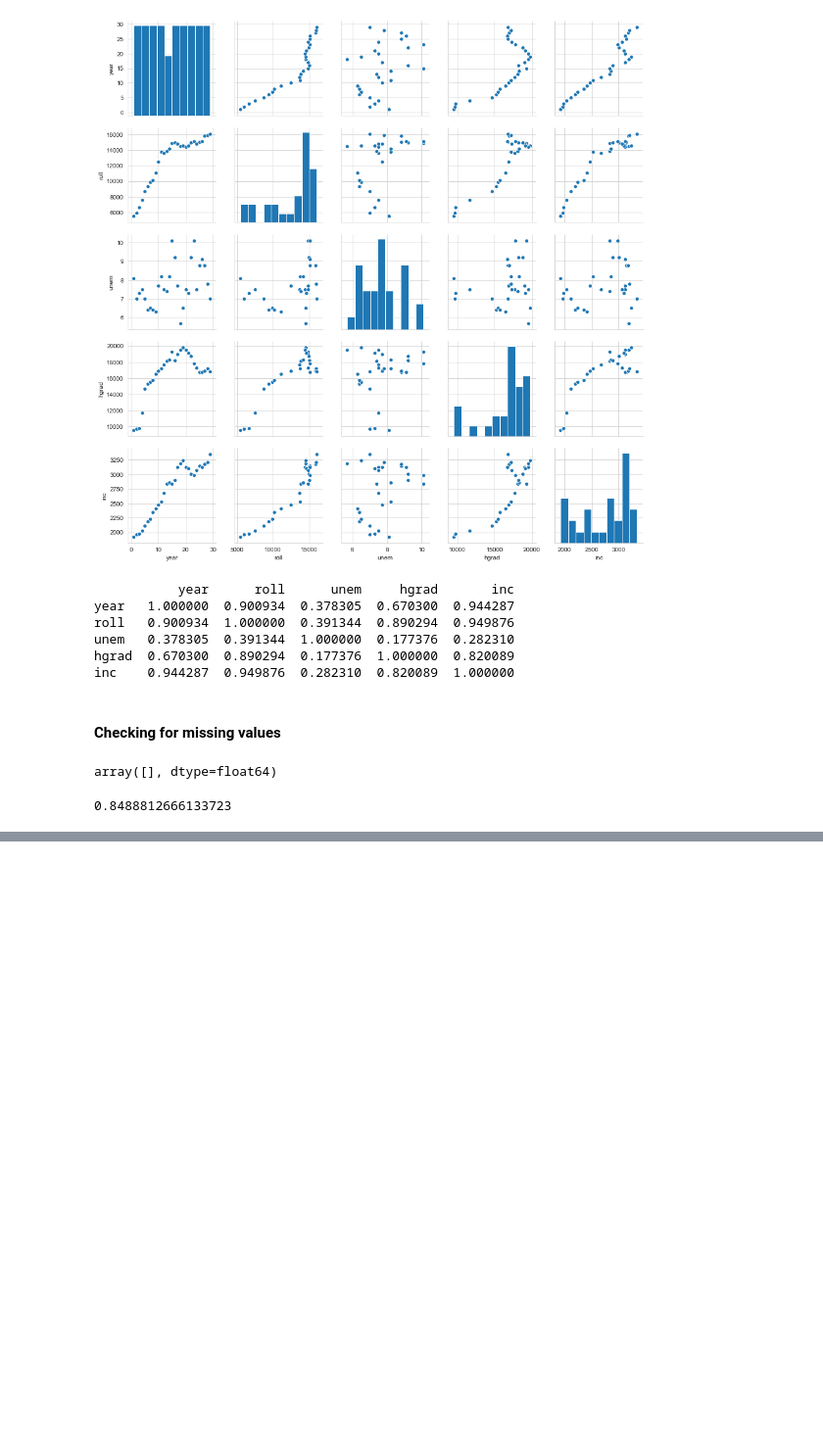
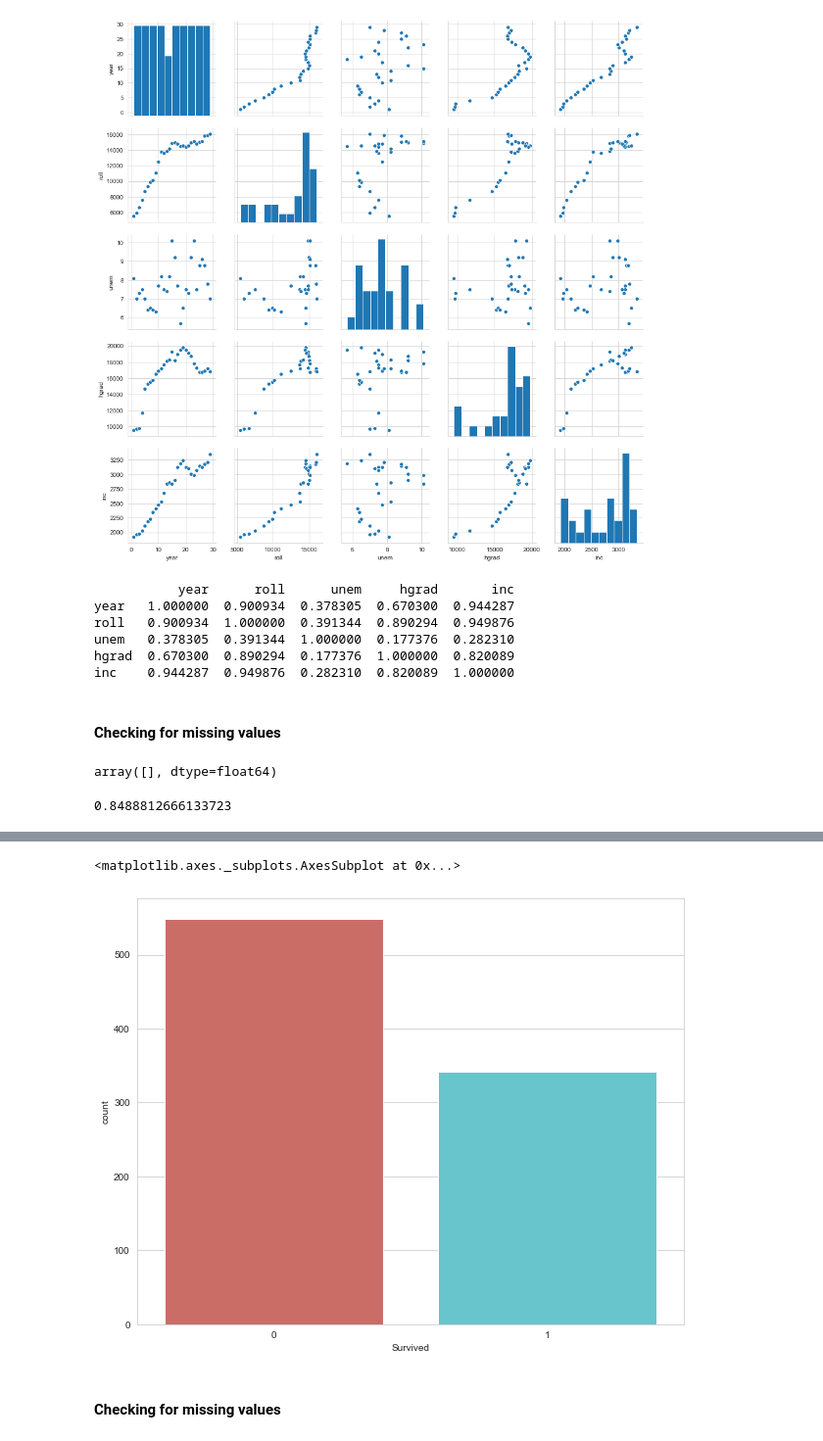
Before and after one commit to ivymorenomt/Summer_2020Challenge, a Jupyter notebook: PythonDataVisualization/Regression Models.ipynb, the cells around one changed output, grey strips where cells are left out. Shown at 98% size. Cells and saved outputs as stored; diff of their text form; code cells hidden in the pictures; blank space fills up the shorter version.

```diff
--- a/PythonDataVisualization/Regression Models.ipynb
+++ b/PythonDataVisualization/Regression Models.ipynb
@@ -171,0 +219,6 @@ print(LinReg.score(X,y))
+# %%
+address = 'C:/Users/marjo/PycharmProjects/Summer_2020_Challenge/Data/titanic-training-data.csv'
+
+titanic_training = pd.read_csv(address)
+titanic_training.columns = ['PassengerId', 'Survived', 'Pclass', 'Name', 'Sex', 'Age', 'SibSp', 'Parch', 'Ticket', 'Fare', 'Cabin', 'Embarked']
+print(titanic_training.head())
@@ -171,0 +288,8 @@ print(LinReg.score(X,y))
+# %%
+sb.countplot(x='Survived', data=titanic_training, palette='hls')
+#we have 0 and 1 - binary variable
+# %% [output]
+<matplotlib.axes._subplots.AxesSubplot at 0x...>
+[figure, added]
+# %% [markdown]
+#### Checking for missing values
```
Also changed, not shown: parts of 30 cells of this notebook.
